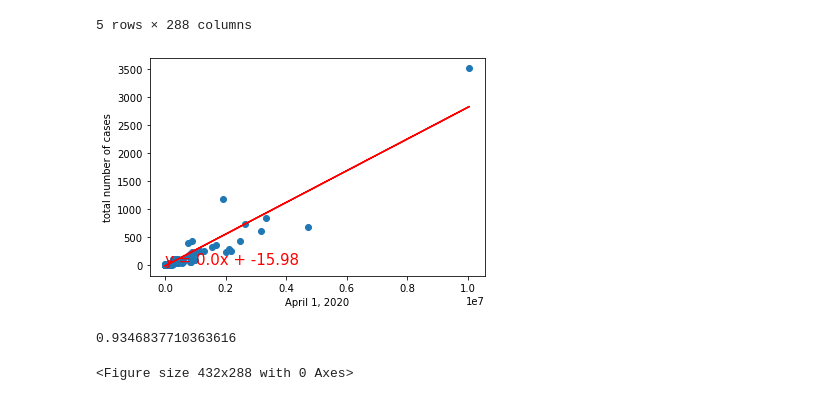
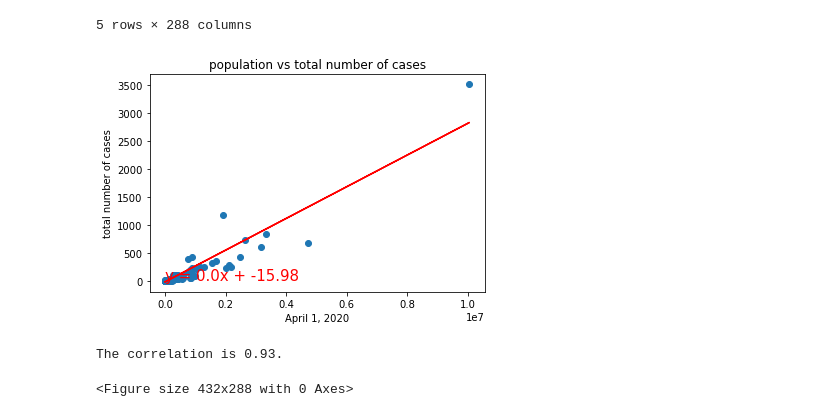
Before and after one commit to shadiaduery/bootcamp-group_project-1, a Jupyter notebook: Linear_Regression.ipynb, the cells around one changed output. Saved outputs shown, nothing was run; the diff lists cells and outputs as text; code cells hidden in the pictures.

Commit message:
cleaned up charts

```diff
--- a/Linear_Regression.ipynb
+++ b/Linear_Regression.ipynb
@@ -28,19 +28,22 @@ covid_clean_CA_TX_df.head()
 # %%
 x_values = covid_clean_CA_TX_df['population']
 y_values = covid_clean_CA_TX_df['4/1/2020']
 (slope, intercept, rvalue, pvalue, stderr) = linregress(x_values, y_values)
 regress_values = x_values * slope + intercept
 line_eq = "y = " + str(round(slope,2)) + "x + " + str(round(intercept,2))
 plt.scatter(x_values, y_values)
 plt.plot(x_values,regress_values,"r-")
 plt.annotate(line_eq,(6,10),fontsize=15,color="red")
+plt.title("population vs total number of cases")
 plt.xlabel('April 1, 2020')
 plt.ylabel('total number of cases')
 plt.show()
-print(rvalue)
+# print(rvalue)
+correlation = st.pearsonr(covid_clean_CA_TX_df["population"], covid_clean_CA_TX_df["4/1/2020"])
+print(f"The correlation is {round(correlation[0],2)}.")
 # %% [output]
-[figure, old version]
+[figure, new version]
-0.9346837710363616
+The correlation is 0.93.
 # %%
 plt.savefig("Images/LinearRegressionApril.png")
 # %% [output]
```
Also changed, not shown: parts of 3 cells of this notebook.
